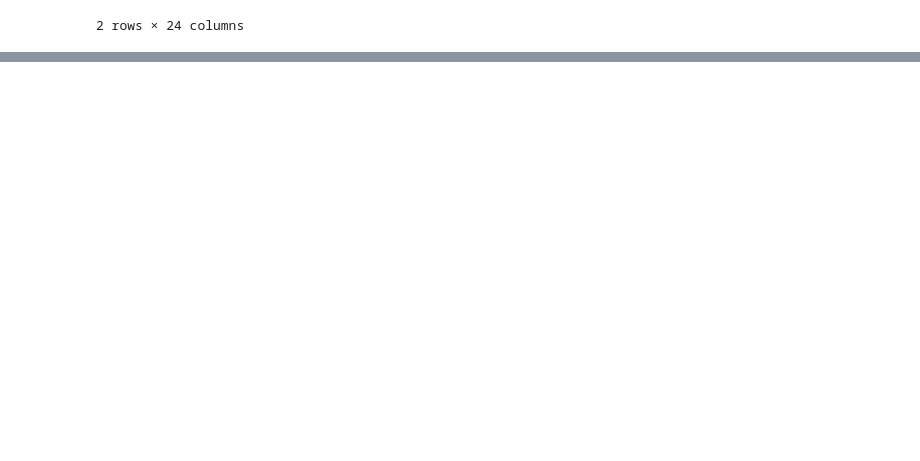
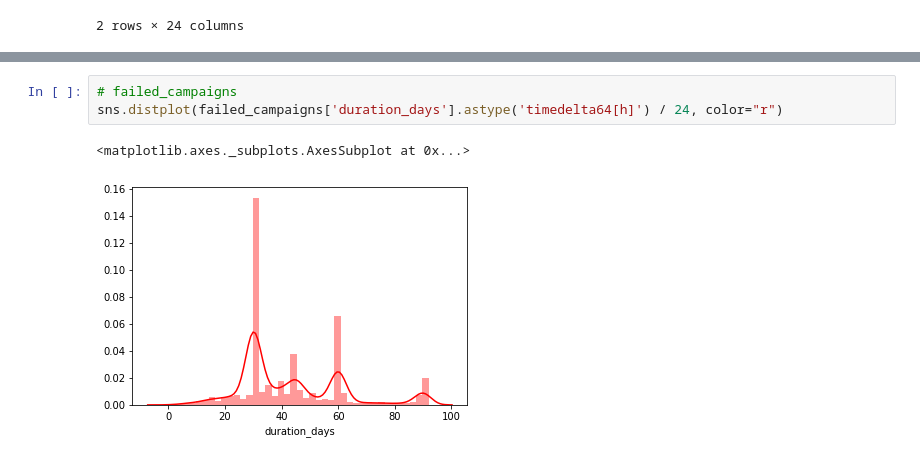
Before and after one commit to lizvdk/kickstarter_analysis, a Jupyter notebook: kickstarter.ipynb, the cells around one changed output, grey strips where cells are left out. Drawn from its saved outputs; the diff is of its cells as text; blank space fills up the shorter version.

```diff
--- a/kickstarter.ipynb
+++ b/kickstarter.ipynb
@@ -279,0 +276,6 @@ kickstarter.groupby("status").describe()
+# %%
+# failed_campaigns
+sns.distplot(failed_campaigns['duration_days'].astype('timedelta64[h]') / 24, color="r")
+# %% [output]
+<matplotlib.axes._subplots.AxesSubplot at 0x...>
+[figure, added]
```
Also changed, not shown: parts of 13 cells of this notebook.
